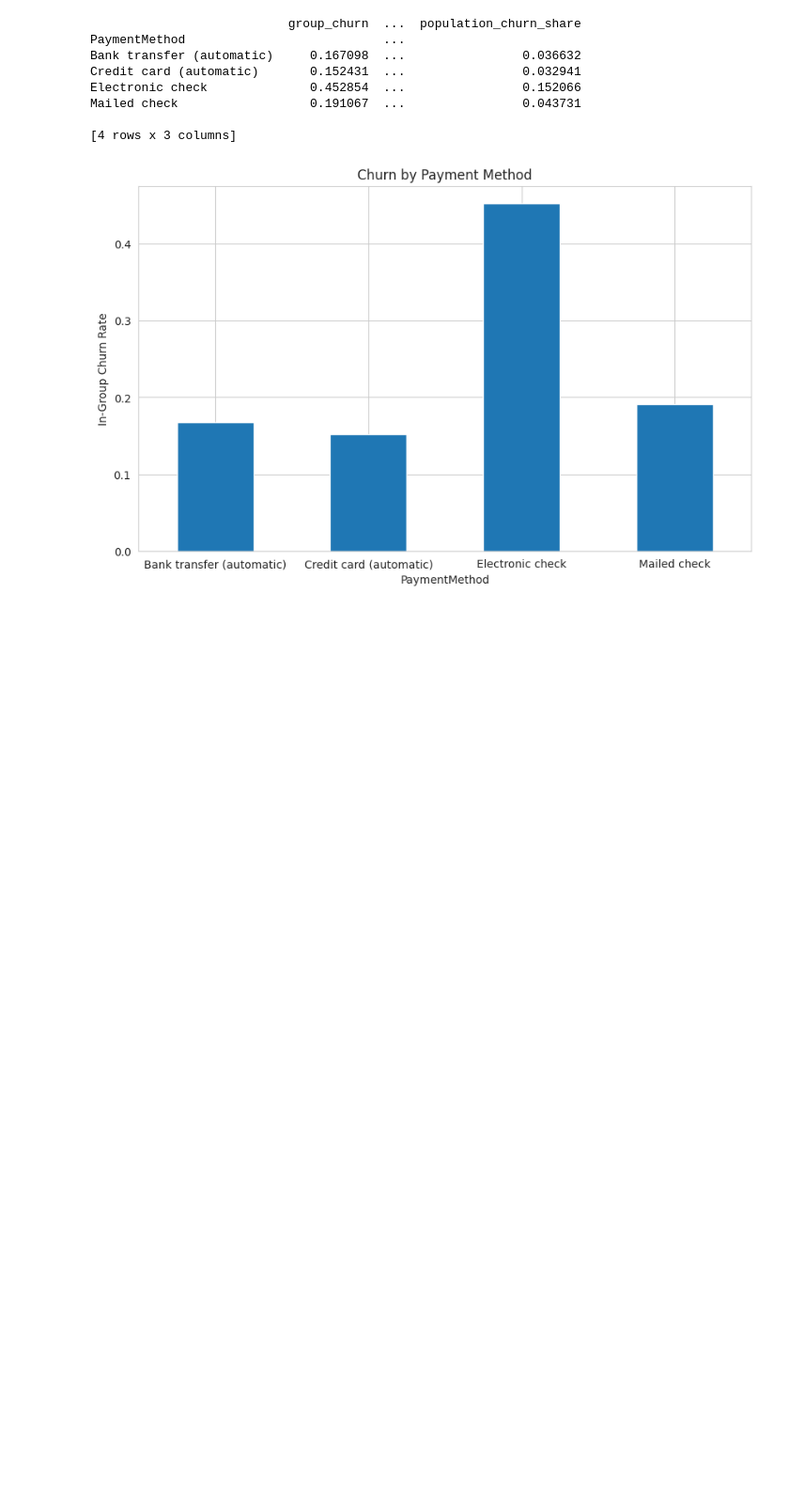
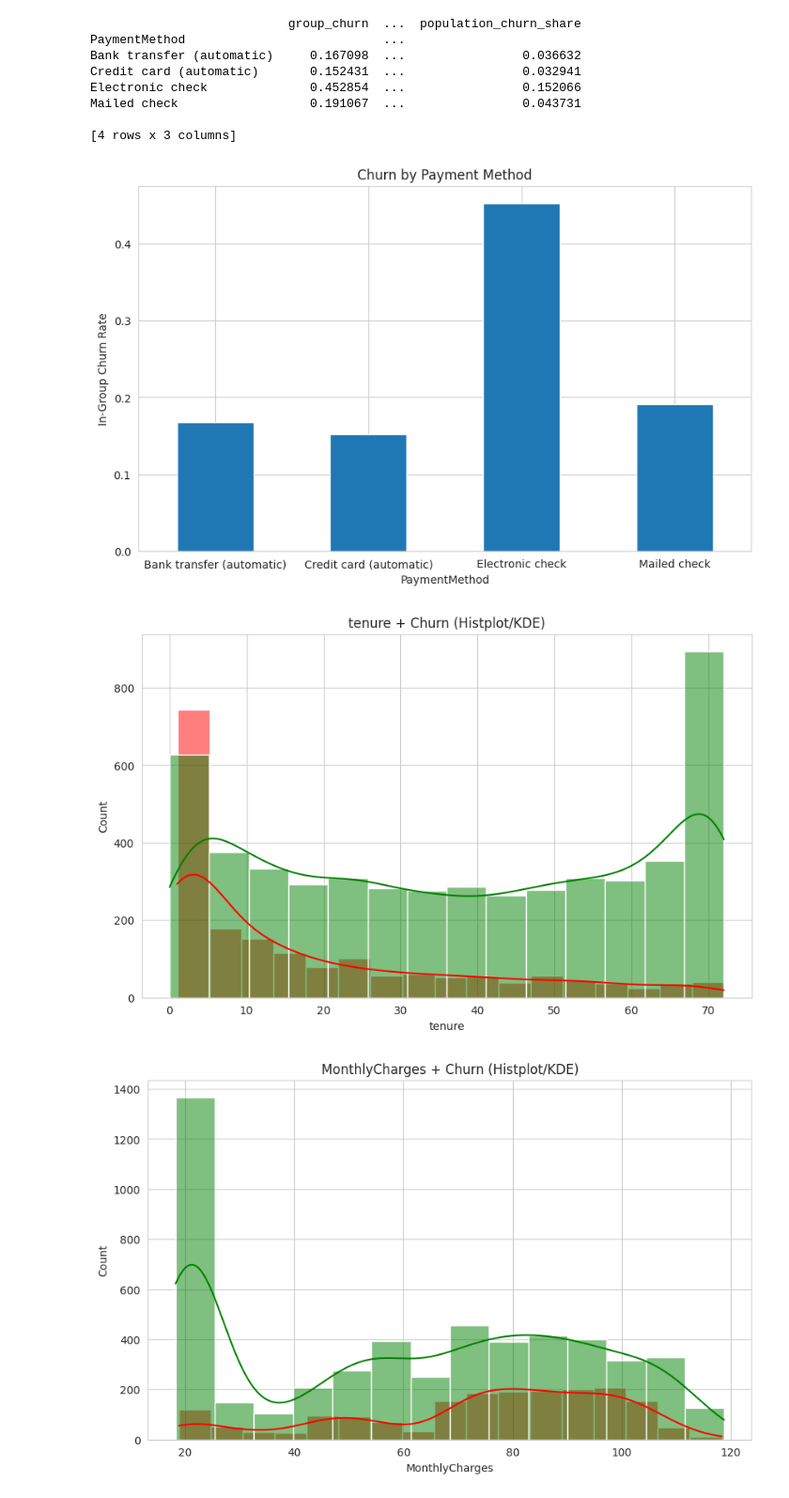
Before and after one commit to taborerickson/Customer-Churn-Prediction, a Jupyter notebook: Notebooks/customer_churn_end_to_end.ipynb, the cells around one changed output. Shown at 94% size. Saved outputs shown, nothing was run; the diff lists cells and outputs as text; code cells hidden in the pictures; blank space fills up the shorter version.

Commit message:
Completed EDA and EDA visualizations, saved plots in Visuals/ folder

```diff
--- a/Notebooks/customer_churn_end_to_end.ipynb
+++ b/Notebooks/customer_churn_end_to_end.ipynb
@@ -498,3 +498,15 @@ Mailed check                  0.191067  ...                0.043731
 
 [4 rows x 3 columns]
 [figure]
+# %%
+# Plotting Histplot and KDE for numerical columns (tenure, MonthlyCharges, TotalCharges)
+numeric_columns = ['tenure','MonthlyCharges','TotalCharges']
+for col in numeric_columns:
+    sns.histplot(data[data['Churn'] == "Yes"][col], color='red', kde=True)
+    sns.histplot(data[data['Churn'] == "No"][col], color='green', kde=True)
+    plt.title(f"{col} + Churn (Histplot/KDE)")
+    plt.savefig(visuals_path / f'histplot_kde_{col}_by_churn.png', dpi=150, bbox_inches='tight')
+    plt.show()
+# %% [output]
+[figure, added]
+[figure, added]
```
Also changed, not shown: parts of 12 cells of this notebook, 13 other files.
